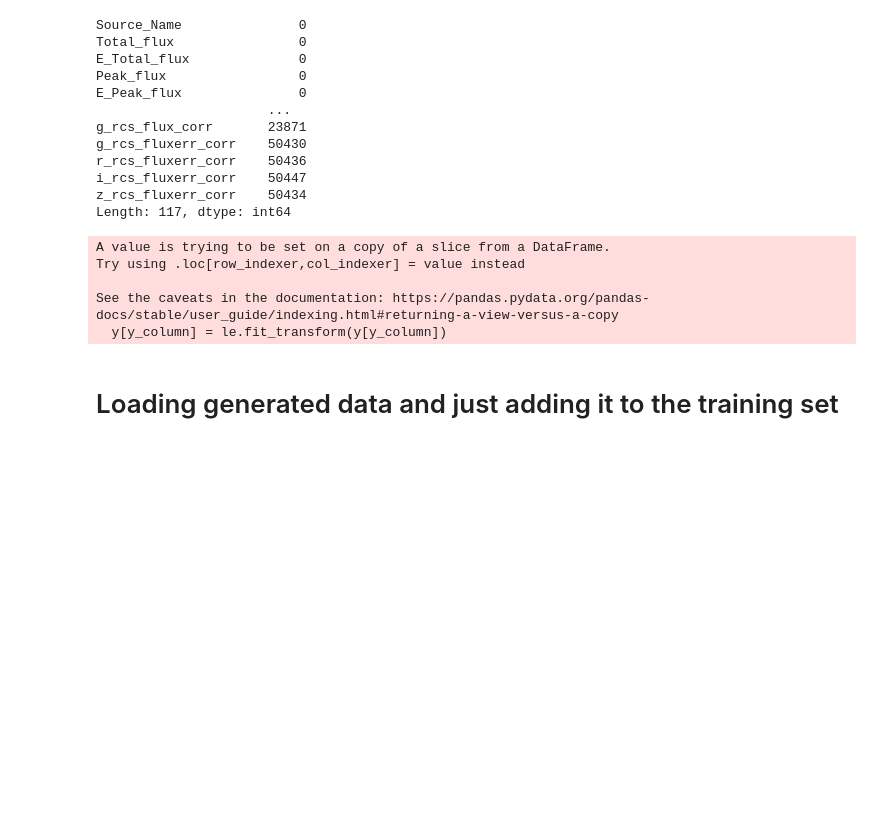
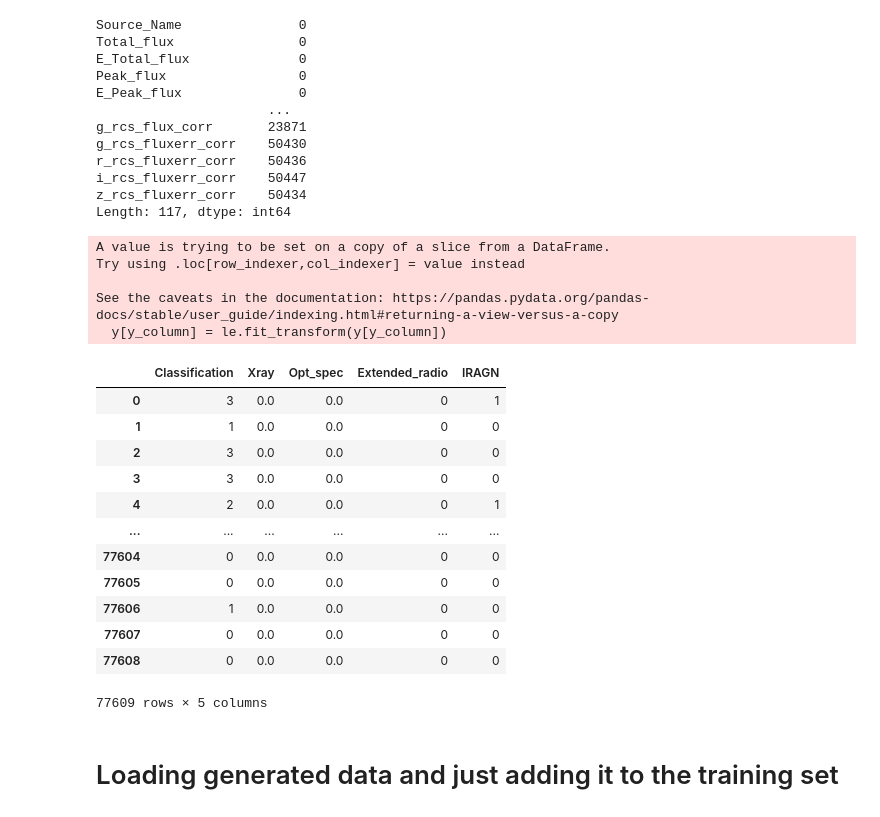
Before and after one commit to jespertjee/LOFAR_ML, a Jupyter notebook: Supervised/Fangyou/Preprocessed_data/Classification_Combined.ipynb, the cells around one changed output. Cells and saved outputs as stored; diff of their text form; code cells hidden in the pictures; blank space fills up the shorter version.

```diff
--- a/Supervised/Fangyou/Preprocessed_data/Classification_Combined.ipynb
+++ b/Supervised/Fangyou/Preprocessed_data/Classification_Combined.ipynb
@@ -85,5 +81,21 @@ Try using .loc[row_indexer,col_indexer] = value instead
 
 See the caveats in the documentation: https://pandas.pydata.org/pandas-docs/stable/user_guide/indexing.html#returning-a-view-versus-a-copy
   y[y_column] = le.fit_transform(y[y_column])
+# %%
+y
+# %% [output]
+|  | Classification | Xray | Opt_spec | Extended_radio | IRAGN |
+| 0 | 3 | 0.0 | 0.0 | 0 | 1 |
+| 1 | 1 | 0.0 | 0.0 | 0 | 0 |
+| 2 | 3 | 0.0 | 0.0 | 0 | 0 |
+| 3 | 3 | 0.0 | 0.0 | 0 | 0 |
+| 4 | 2 | 0.0 | 0.0 | 0 | 1 |
+| ... | ... | ... | ... | ... | ... |
+| 77604 | 0 | 0.0 | 0.0 | 0 | 0 |
+| 77605 | 0 | 0.0 | 0.0 | 0 | 0 |
+| 77606 | 1 | 0.0 | 0.0 | 0 | 0 |
+| 77607 | 0 | 0.0 | 0.0 | 0 | 0 |
+| 77608 | 0 | 0.0 | 0.0 | 0 | 0 |
+77609 rows × 5 columns
 # %%
 # Creating training and testing set
```
Also changed, not shown: parts of 35 cells of this notebook, 2 other files.
